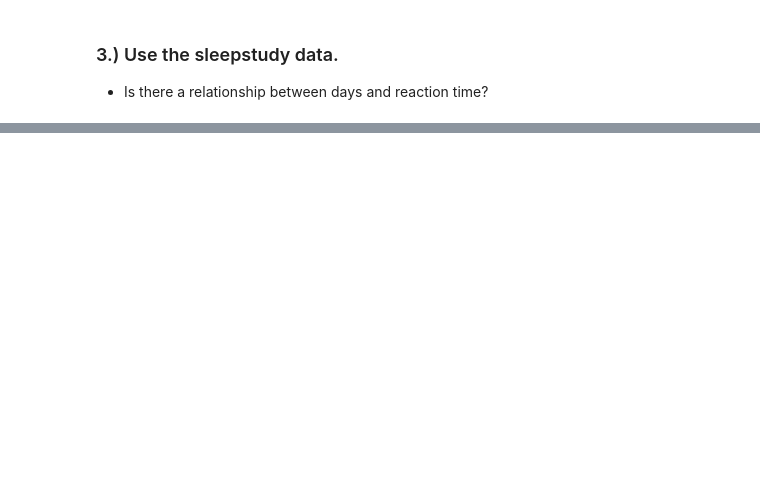
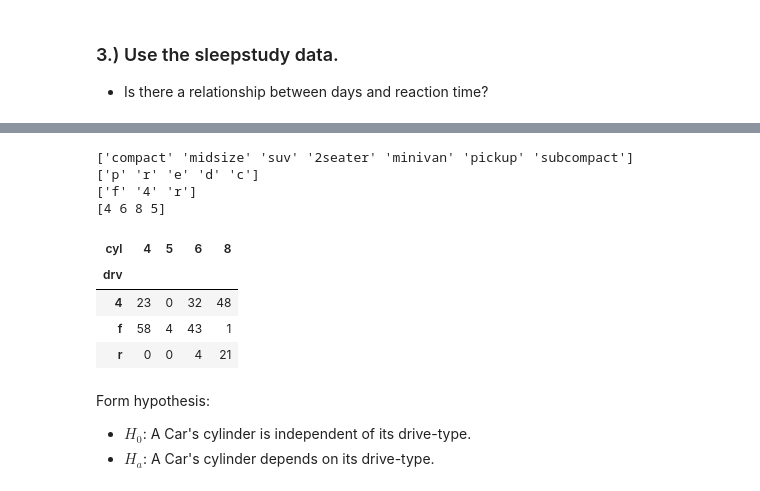
Before and after one commit to nicholas-dougherty/statistics-exercises, a Jupyter notebook: Hypothesis_Testing.ipynb, the cells around one changed output, grey strips where cells are left out. Drawn from its saved outputs; the diff is of its cells as text; code cells hidden in the pictures; blank space fills up the shorter version.

```diff
--- a/Hypothesis_Testing.ipynb
+++ b/Hypothesis_Testing.ipynb
@@ -459,0 +591,3 @@ pydataset.data('sleepstudy')
+# %%
+cars = data('mpg')
+describe_data(cars)
@@ -459,0 +627,25 @@ pydataset.data('sleepstudy')
+# %%
+print(cars['class'].unique())
+print(cars['fl'].unique()) # not sure what fl is supposed to represent.
+print(cars['drv'].unique()) # front-wheel, four-wheel, rear-wheel drive
+print(cars['cyl'].unique())
+# any of these would work well for this test, I'm going to play with drv and cyl
+# %% [output]
+['compact' 'midsize' 'suv' '2seater' 'minivan' 'pickup' 'subcompact']
+['p' 'r' 'e' 'd' 'c']
+['f' '4' 'r']
+[4 6 8 5]
+# %%
+observed = pd.crosstab(cars.drv, cars.cyl)
+observed
+# %% [output]
+| cyl | 4 | 5 | 6 | 8 |
+| drv |  |  |  |  |
+| 4 | 23 | 0 | 32 | 48 |
+| f | 58 | 4 | 43 | 1 |
+| r | 0 | 0 | 4 | 21 |
+# %% [markdown]
+Form hypothesis:
+
+- $H_0$: A Car's cylinder is independent of its drive-type.
+- $H_a$: A Car's cylinder depends on its drive-type.
```
Also changed, not shown: parts of 34 cells of this notebook.
